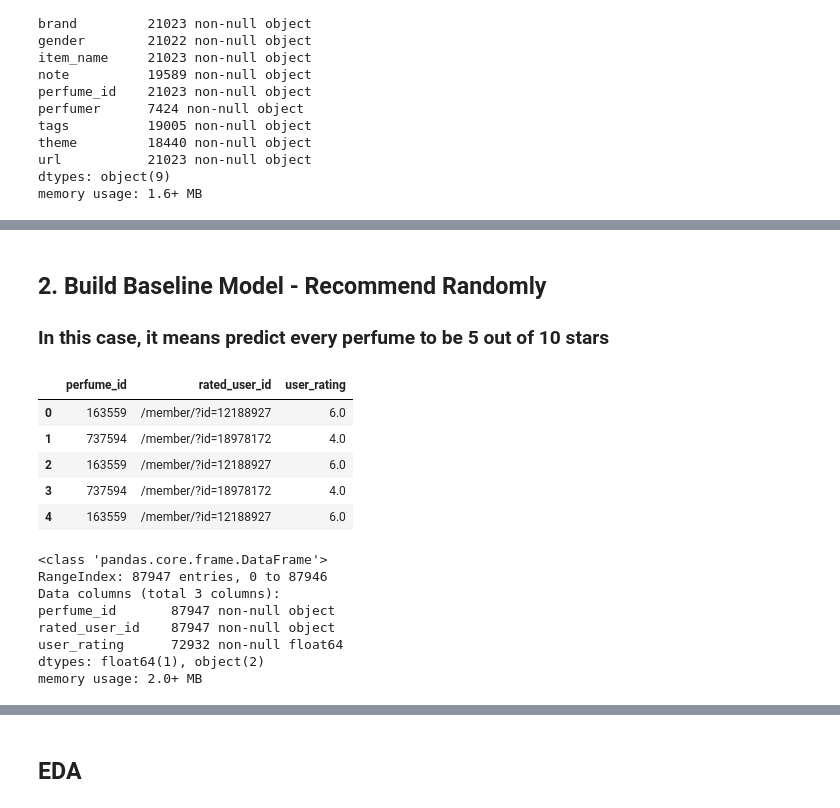
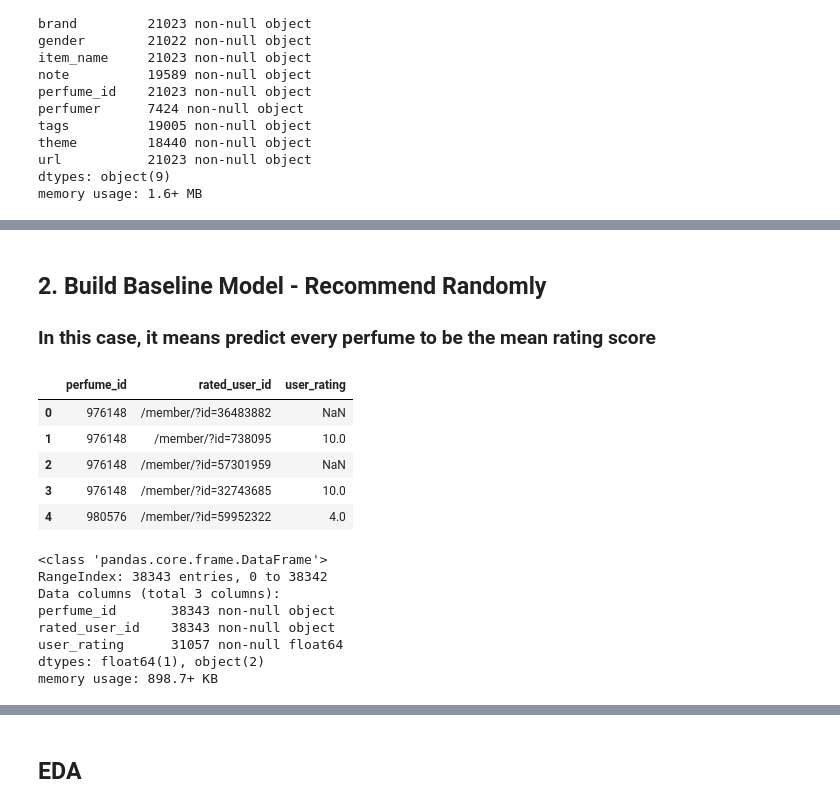
Before and after one commit to kellypeng/scentmate_rec, a Jupyter notebook: Modeling.ipynb, the cells around one changed output, grey strips where cells are left out. Saved outputs shown, nothing was run; the diff lists cells and outputs as text; code cells hidden in the pictures.

```diff
--- a/Modeling.ipynb
+++ b/Modeling.ipynb
@@ -85,25 +149,25 @@ item_matrix
 # %% [markdown]
 ## 2. Build Baseline Model - Recommend Randomly
-### In this case, it means predict every perfume to be 5 out of 10 stars
+### In this case, it means predict every perfume to be the mean rating score
 # %%
-collection = db.ratings
+collection = db.ratings_trial2
 utility = pd.DataFrame(list(collection.find({}, {'_id': 0}))) # not including _id column
 utility.head()
 # %% [output]
 |  | perfume_id | rated_user_id | user_rating |
-| 0 | 163559 | /member/?id=12188927 | 6.0 |
-| 1 | 737594 | /member/?id=18978172 | 4.0 |
-| 2 | 163559 | /member/?id=12188927 | 6.0 |
-| 3 | 737594 | /member/?id=18978172 | 4.0 |
-| 4 | 163559 | /member/?id=12188927 | 6.0 |
+| 0 | 976148 | /member/?id=36483882 | NaN |
+| 1 | 976148 | /member/?id=738095 | 10.0 |
+| 2 | 976148 | /member/?id=57301959 | NaN |
+| 3 | 976148 | /member/?id=32743685 | 10.0 |
+| 4 | 980576 | /member/?id=59952322 | 4.0 |
 # %%
 utility.info()
 # %% [output]
 <class 'pandas.core.frame.DataFrame'>
-RangeIndex: 87947 entries, 0 to 87946
+RangeIndex: 38343 entries, 0 to 38342
 Data columns (total 3 columns):
-perfume_id       87947 non-null object
-rated_user_id    87947 non-null object
-user_rating      72932 non-null float64
+perfume_id       38343 non-null object
+rated_user_id    38343 non-null object
+user_rating      31057 non-null float64
 dtypes: float64(1), object(2)
-memory usage: 2.0+ MB
+memory usage: 898.7+ KB
```
Also changed, not shown: parts of 63 cells of this notebook, 11 other files.
